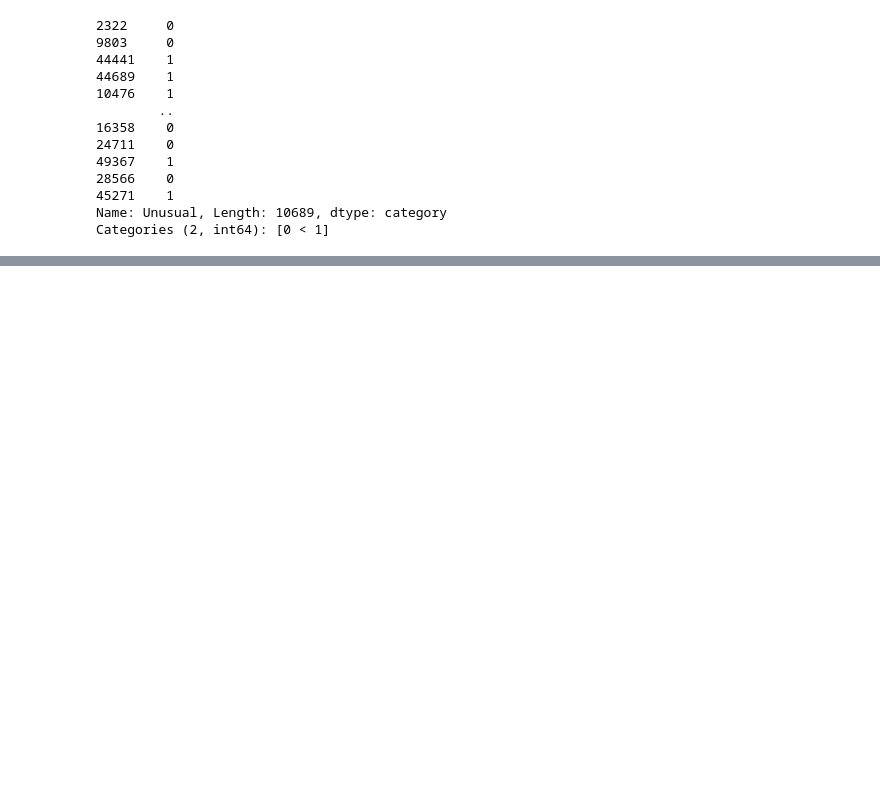
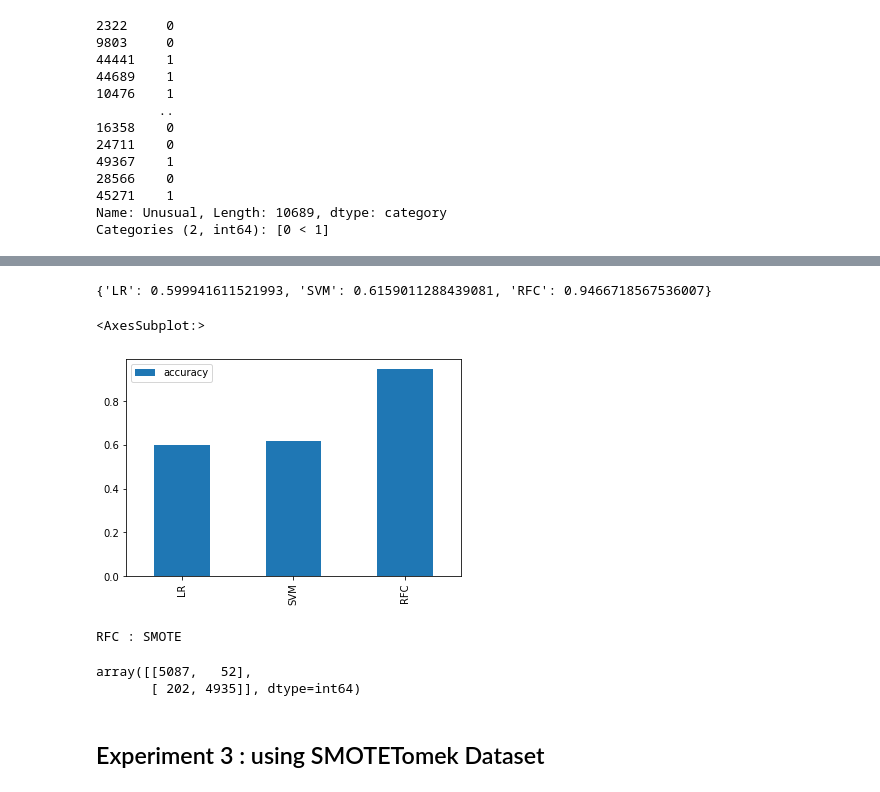
Before and after one commit to Elizabeth-Ofulue/DSML-Projects, a Jupyter notebook: FraudDetection/Experimental Env.ipynb, the cells around one changed output, grey strips where cells are left out. Saved outputs shown, nothing was run; the diff lists cells and outputs as text; code cells hidden in the pictures; blank space fills up the shorter version.

```diff
--- a/FraudDetection/Experimental Env.ipynb
+++ b/FraudDetection/Experimental Env.ipynb
@@ -669,0 +688,6 @@ After Implementing SMOTE : Counter({1: 26721, 0: 26721})
+# %%
+from imblearn.over_sampling import KMeansSMOTE
+km = KMeansSMOTE()
+print('Original Dataset: %s' % Counter(y))
+X_km,y_km = st.fit_resample(X,y)
+print('After Implementing SMOTETomek : %s' % Counter(y_st))
@@ -807,0 +921,13 @@ ImportError: cannot import name 'xgboost' from 'xgboost' (unknown location)
+# %%
+# Split into train and validation
+X_km_train,X_km_val,y_km_train,y_km_val = train_test_split(X_km,
+y_km,
+ test_size= 0.2,
+ random_state= 42)
+# %%
+# Using our created fit_score()method lets train and evaluate our new dataset on the new models
+model_scores = fit_score(models = models,
+X_train = X_km_train,
+y_train = y_km_train,
+X_test = X_km_val,
+y_test = y_km_val)
@@ -807,0 +959,11 @@ ImportError: cannot import name 'xgboost' from 'xgboost' (unknown location)
+# %%
+model_scores
+# %% [output]
+{'LR': 0.599941611521993, 'SVM': 0.6159011288439081, 'RFC': 0.9466718567536007}
+# %%
+compare_model2 = pd.DataFrame(model_scores,index=["accuracy"])
+# %%
+compare_model2.T.plot(kind= 'bar')
+# %% [output]
+<AxesSubplot:>
+[figure, added]
@@ -807,0 +972,10 @@ ImportError: cannot import name 'xgboost' from 'xgboost' (unknown location)
+# %%
+#RFC Baseline Classifier using KMeansSMOTE
+print("RFC : SMOTE")
+RFC_KSMOTE_cm = confusion_matrix(y_km_val,y_km_preds)
+# %% [output]
+RFC : SMOTE
+array([[5087,   52],
+       [ 202, 4935]], dtype=int64)
+# %% [markdown]
+## Experiment 3 : using SMOTETomek Dataset
```
Also changed, not shown: parts of 28 cells of this notebook.
